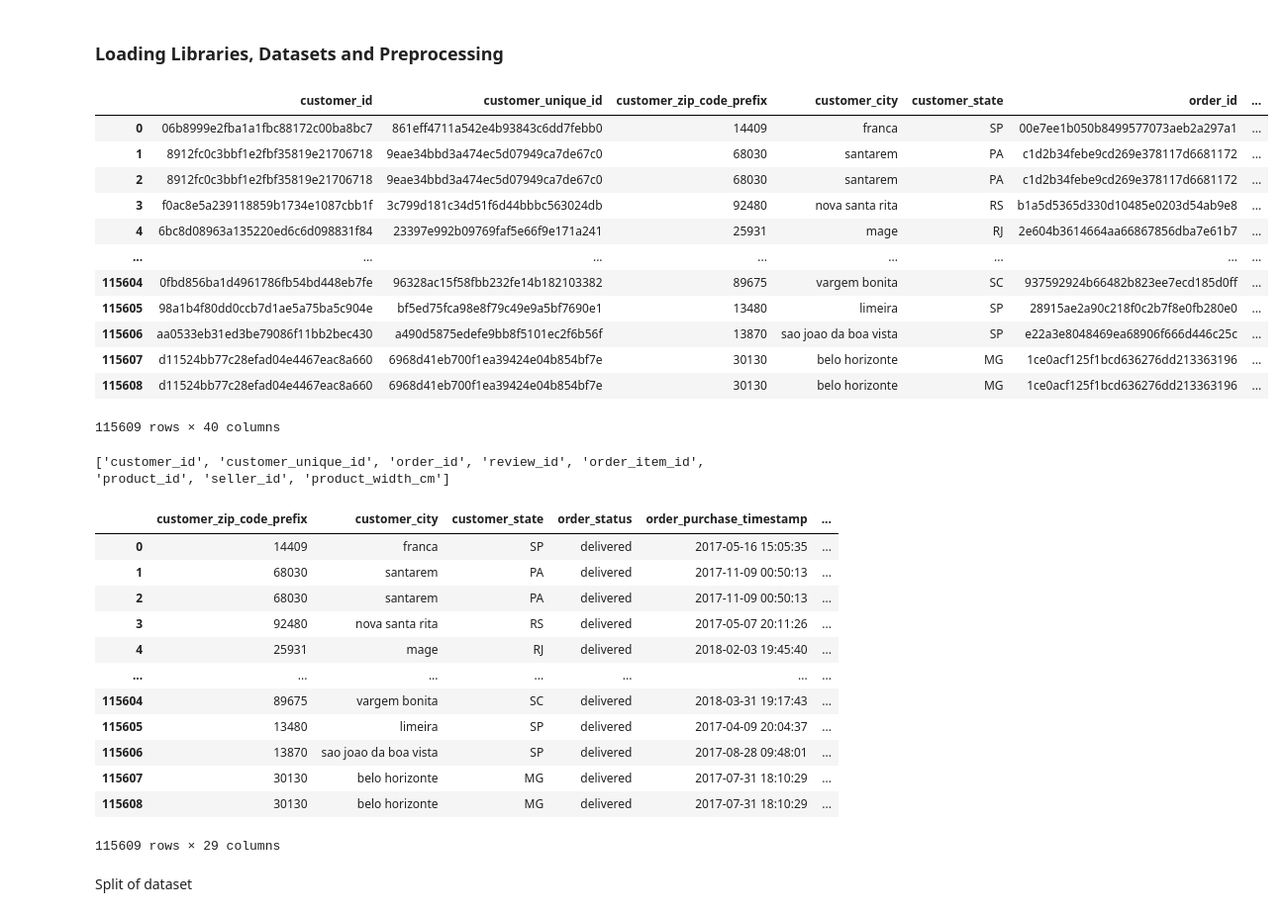
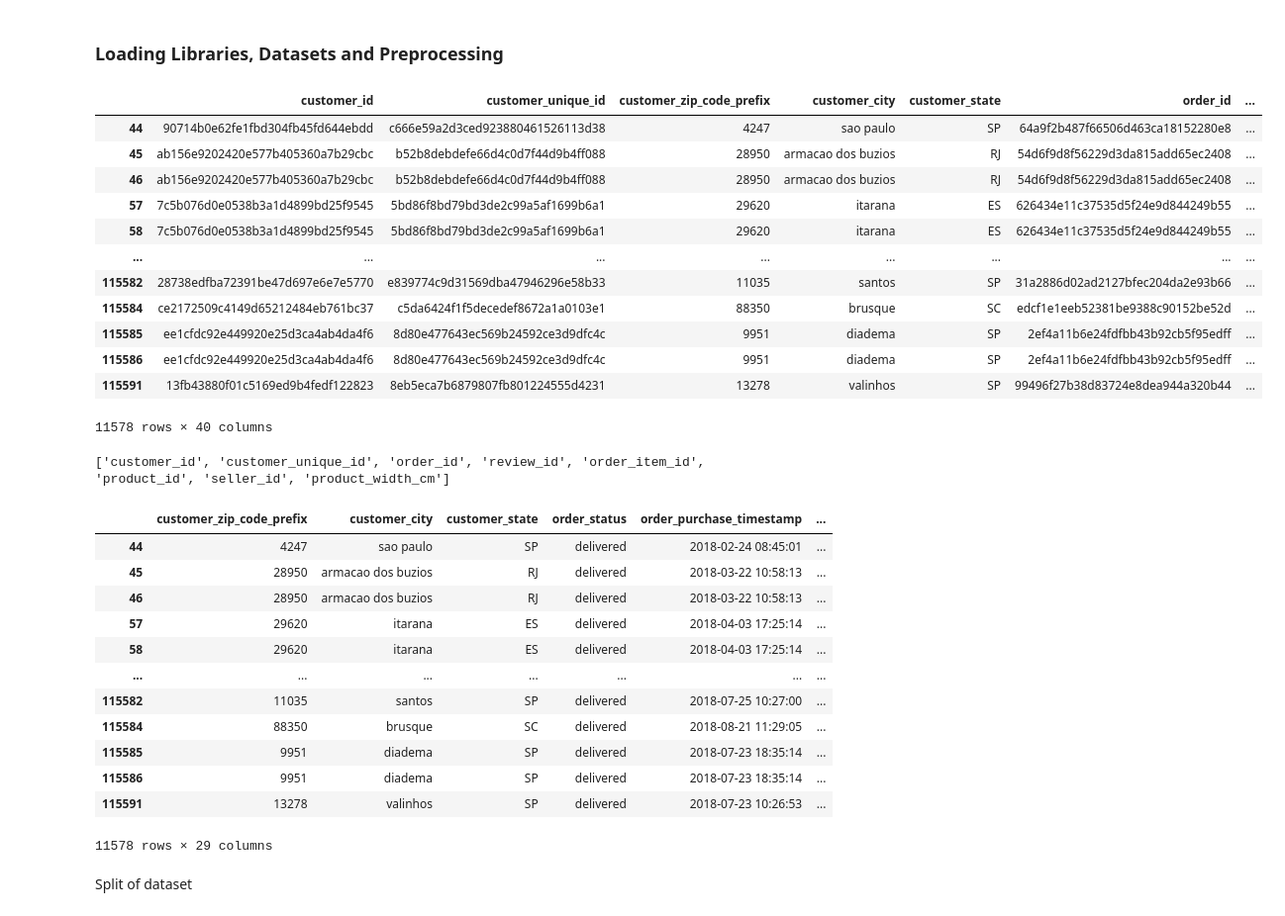
Before and after one commit to sebin0817/data-mining-project, a Jupyter notebook: Raul_Random_Forest-checkpoint.ipynb, the cells around one changed output. Shown at 99% size. Cells and saved outputs as stored; diff of their text form; code cells hidden in the pictures.

```diff
--- a/Raul_Random_Forest-checkpoint.ipynb
+++ b/Raul_Random_Forest-checkpoint.ipynb
@@ -12,46 +12,46 @@ import matplotlib.pyplot as plt
 import seaborn as sns
 import sklearn
 import datetime as dt
 
 # Read files
 
 data_cust = pd.read_csv("datasets/olist_customers_dataset.csv")
 data_order_item = pd.read_csv("datasets/olist_order_items_dataset.csv")
 data_order_paym = pd.read_csv("datasets/olist_order_payments_dataset.csv")
 data_order_review = pd.read_csv("datasets/olist_order_reviews_dataset.csv")
 data_order_main = pd.read_csv("datasets/olist_orders_dataset.csv")
 data_product = pd.read_csv("datasets/olist_products_dataset.csv")
 data_sellers = pd.read_csv("datasets/olist_sellers_dataset.csv")
 data_product_cate_name = pd.read_csv("datasets/product_category_name_translation.csv")
 
 # Merge files
 
 compiled_df = data_cust.merge(data_order_main, how='inner', on='customer_id')
 compiled_df = compiled_df.merge(data_order_review, how='inner', on='order_id')
 compiled_df = compiled_df.merge(data_order_paym, how='inner', on='order_id')
 compiled_df = compiled_df.merge(data_order_item, how='inner', on='order_id')
 compiled_df = compiled_df.merge(data_product, how='inner', on='product_id')
 compiled_df = compiled_df.merge(data_sellers, how='inner', on='seller_id')
 compiled_df = compiled_df.merge(data_product_cate_name, how='inner', on='product_category_name')
 
 # Remove missing values
 
-compiled_df.dropna(subset=['order_delivered_carrier_date', 'order_delivered_customer_date','product_weight_g', 'product_length_cm', 'product_width_cm', 'product_height_cm']).reset_index()
+compiled_df = compiled_df.dropna(axis = 0)
 display(compiled_df)
 # %% [output]
 |  | customer_id | customer_unique_id | customer_zip_code_prefix | customer_city | customer_state | order_id | ... |
-| 0 | 06b8999e2fba1a1fbc88172c00ba8bc7 | 861eff4711a542e4b93843c6dd7febb0 | 14409 | franca | SP | 00e7ee1b050b8499577073aeb2a297a1 | ... |
-| 1 | 8912fc0c3bbf1e2fbf35819e21706718 | 9eae34bbd3a474ec5d07949ca7de67c0 | 68030 | santarem | PA | c1d2b34febe9cd269e378117d6681172 | ... |
-| 2 | 8912fc0c3bbf1e2fbf35819e21706718 | 9eae34bbd3a474ec5d07949ca7de67c0 | 68030 | santarem | PA | c1d2b34febe9cd269e378117d6681172 | ... |
-| 3 | f0ac8e5a239118859b1734e1087cbb1f | 3c799d181c34d51f6d44bbbc563024db | 92480 | nova santa rita | RS | b1a5d5365d330d10485e0203d54ab9e8 | ... |
-| 4 | 6bc8d08963a135220ed6c6d098831f84 | 23397e992b09769faf5e66f9e171a241 | 25931 | mage | RJ | 2e604b3614664aa66867856dba7e61b7 | ... |
+| 44 | 90714b0e62fe1fbd304fb45fd644ebdd | c666e59a2d3ced923880461526113d38 | 4247 | sao paulo | SP | 64a9f2b487f66506d463ca18152280e8 | ... |
+| 45 | ab156e9202420e577b405360a7b29cbc | b52b8debdefe66d4c0d7f44d9b4ff088 | 28950 | armacao dos buzios | RJ | 54d6f9d8f56229d3da815add65ec2408 | ... |
+| 46 | ab156e9202420e577b405360a7b29cbc | b52b8debdefe66d4c0d7f44d9b4ff088 | 28950 | armacao dos buzios | RJ | 54d6f9d8f56229d3da815add65ec2408 | ... |
+| 57 | 7c5b076d0e0538b3a1d4899bd25f9545 | 5bd86f8bd79bd3de2c99a5af1699b6a1 | 29620 | itarana | ES | 626434e11c37535d5f24e9d844249b55 | ... |
+| 58 | 7c5b076d0e0538b3a1d4899bd25f9545 | 5bd86f8bd79bd3de2c99a5af1699b6a1 | 29620 | itarana | ES | 626434e11c37535d5f24e9d844249b55 | ... |
 | ... | ... | ... | ... | ... | ... | ... | ... |
-| 115604 | 0fbd856ba1d4961786fb54bd448eb7fe | 96328ac15f58fbb232fe14b182103382 | 89675 | vargem bonita | SC | 937592924b66482b823ee7ecd185d0ff | ... |
-| 115605 | 98a1b4f80dd0ccb7d1ae5a75ba5c904e | bf5ed75fca98e8f79c49e9a5bf7690e1 | 13480 | limeira | SP | 28915ae2a90c218f0c2b7f8e0fb280e0 | ... |
-| 115606 | aa0533eb31ed3be79086f11bb2bec430 | a490d5875edefe9bb8f5101ec2f6b56f | 13870 | sao joao da boa vista | SP | e22a3e8048469ea68906f666d446c25c | ... |
-| 115607 | d11524bb77c28efad04e4467eac8a660 | 6968d41eb700f1ea39424e04b854bf7e | 30130 | belo horizonte | MG | 1ce0acf125f1bcd636276dd213363196 | ... |
-| 115608 | d11524bb77c28efad04e4467eac8a660 | 6968d41eb700f1ea39424e04b854bf7e | 30130 | belo horizonte | MG | 1ce0acf125f1bcd636276dd213363196 | ... |
+| 115582 | 28738edfba72391be47d697e6e7e5770 | e839774c9d31569dba47946296e58b33 | 11035 | santos | SP | 31a2886d02ad2127bfec204da2e93b66 | ... |
+| 115584 | ce2172509c4149d65212484eb761bc37 | c5da6424f1f5decedef8672a1a0103e1 | 88350 | brusque | SC | edcf1e1eeb52381be9388c90152be52d | ... |
+| 115585 | ee1cfdc92e449920e25d3ca4ab4da4f6 | 8d80e477643ec569b24592ce3d9dfc4c | 9951 | diadema | SP | 2ef4a11b6e24fdfbb43b92cb5f95edff | ... |
+| 115586 | ee1cfdc92e449920e25d3ca4ab4da4f6 | 8d80e477643ec569b24592ce3d9dfc4c | 9951 | diadema | SP | 2ef4a11b6e24fdfbb43b92cb5f95edff | ... |
+| 115591 | 13fb43880f01c5169ed9b4fedf122823 | 8eb5eca7b6879807fb801224555d4231 | 13278 | valinhos | SP | 99496f27b38d83724e8dea944a320b44 | ... |
-115609 rows × 40 columns
+11578 rows × 40 columns
 # %%
 # Remove meaningless columns
 
@@ -80,18 +80,18 @@ display(pre_data)
 # %% [output]
 ['customer_id', 'customer_unique_id', 'order_id', 'review_id', 'order_item_id', 'product_id', 'seller_id', 'product_width_cm']
 |  | customer_zip_code_prefix | customer_city | customer_state | order_status | order_purchase_timestamp | ... |
-| 0 | 14409 | franca | SP | delivered | 2017-05-16 15:05:35 | ... |
-| 1 | 68030 | santarem | PA | delivered | 2017-11-09 00:50:13 | ... |
-| 2 | 68030 | santarem | PA | delivered | 2017-11-09 00:50:13 | ... |
-| 3 | 92480 | nova santa rita | RS | delivered | 2017-05-07 20:11:26 | ... |
-| 4 | 25931 | mage | RJ | delivered | 2018-02-03 19:45:40 | ... |
+| 44 | 4247 | sao paulo | SP | delivered | 2018-02-24 08:45:01 | ... |
+| 45 | 28950 | armacao dos buzios | RJ | delivered | 2018-03-22 10:58:13 | ... |
+| 46 | 28950 | armacao dos buzios | RJ | delivered | 2018-03-22 10:58:13 | ... |
+| 57 | 29620 | itarana | ES | delivered | 2018-04-03 17:25:14 | ... |
+| 58 | 29620 | itarana | ES | delivered | 2018-04-03 17:25:14 | ... |
 | ... | ... | ... | ... | ... | ... | ... |
-| 115604 | 89675 | vargem bonita | SC | delivered | 2018-03-31 19:17:43 | ... |
-| 115605 | 13480 | limeira | SP | delivered | 2017-04-09 20:04:37 | ... |
-| 115606 | 13870 | sao joao da boa vista | SP | delivered | 2017-08-28 09:48:01 | ... |
-| 115607 | 30130 | belo horizonte | MG | delivered | 2017-07-31 18:10:29 | ... |
-| 115608 | 30130 | belo horizonte | MG | delivered | 2017-07-31 18:10:29 | ... |
+| 115582 | 11035 | santos | SP | delivered | 2018-07-25 10:27:00 | ... |
+| 115584 | 88350 | brusque | SC | delivered | 2018-08-21 11:29:05 | ... |
+| 115585 | 9951 | diadema | SP | delivered | 2018-07-23 18:35:14 | ... |
+| 115586 | 9951 | diadema | SP | delivered | 2018-07-23 18:35:14 | ... |
+| 115591 | 13278 | valinhos | SP | delivered | 2018-07-23 10:26:53 | ... |
-115609 rows × 29 columns
+11578 rows × 29 columns
 # %% [markdown]
 Split of dataset
 # %%
```
Also changed, not shown: parts of 10 cells of this notebook.
